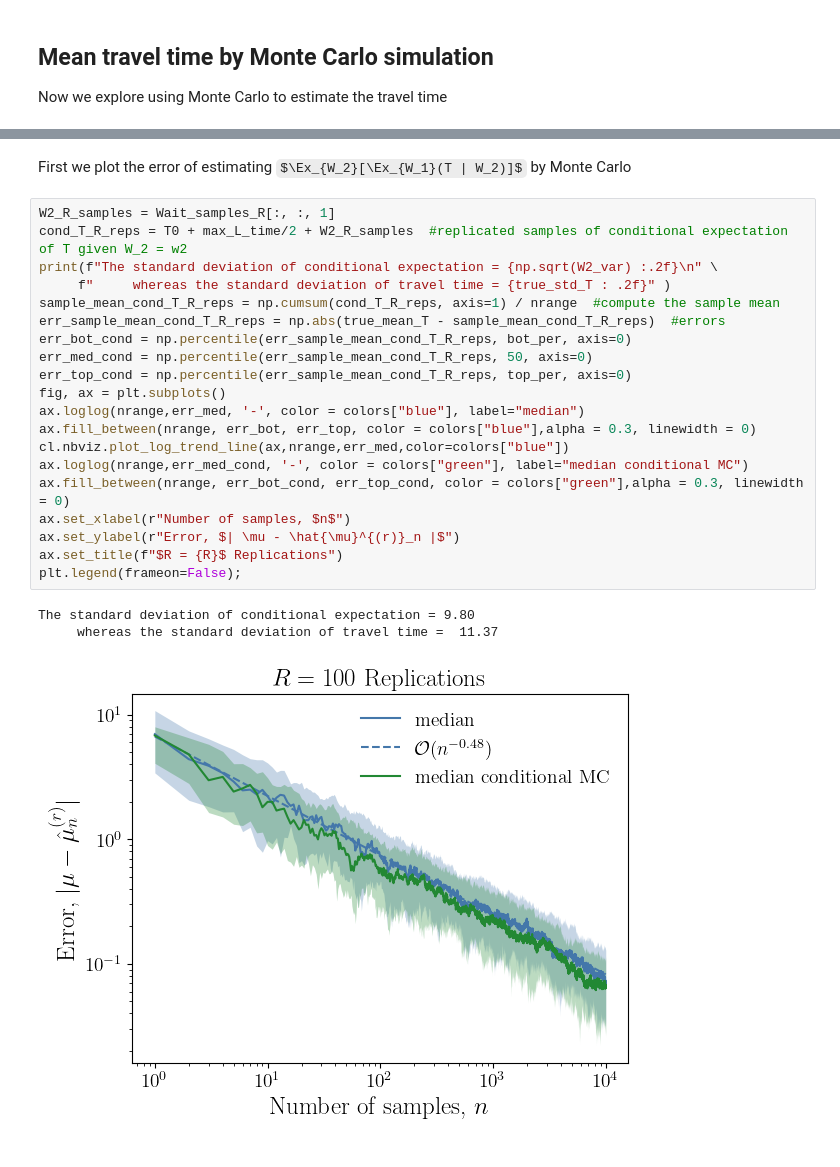
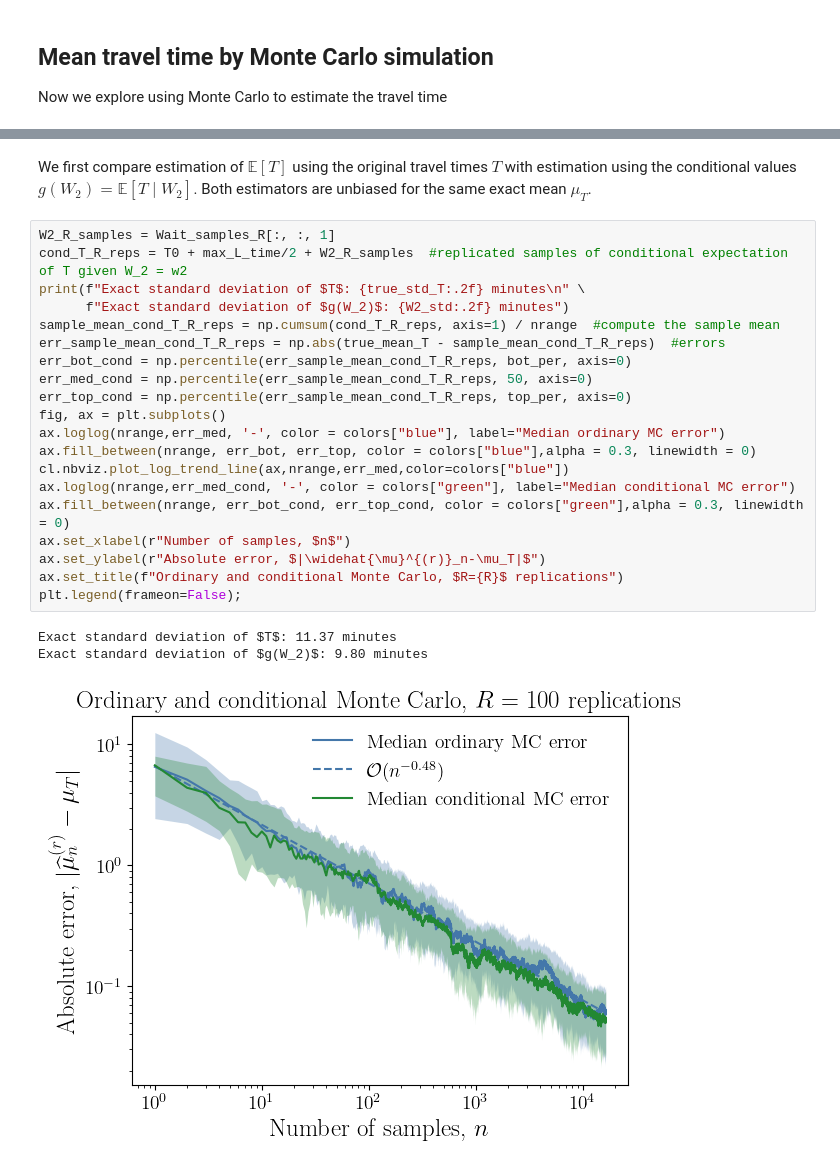
Before and after one commit to fjhickernell/MATH565Fall2026, a Jupyter notebook: notebooks/applications/AreWeThereYet.ipynb, the cells around one changed output, grey strips where cells are left out. Saved outputs shown, nothing was run; the diff lists cells and outputs as text; some formulas as TeX source.

Commit message:
Finalize travel-time Monte Carlo notebook

```diff
--- a/notebooks/applications/AreWeThereYet.ipynb
+++ b/notebooks/applications/AreWeThereYet.ipynb
@@ -323,27 +546,27 @@ T \mid W_{2} \sim \mathcal{U}[47+W_2,47+W_2 + 20] \\
 # %% [markdown]
-First we plot the error of estimating $\Ex_{W_2}[\Ex_{W_1}(T | W_2)]$ by Monte Carlo
+We first compare estimation of $\mathbb{E}[T]$ using the original travel times $T$ with estimation using the conditional values $g(W_2)=\mathbb{E}[T\mid W_2]$. Both estimators are unbiased for the same exact mean $\mu_T$.
 # %%
 W2_R_samples = Wait_samples_R[:, :, 1]
 cond_T_R_reps = T0 + max_L_time/2 + W2_R_samples  #replicated samples of conditional expectation of T given W_2 = w2
-print(f"The standard deviation of conditional expectation = {np.sqrt(W2_var) :.2f}\n" \
-     f"     whereas the standard deviation of travel time = {true_std_T : .2f}" )
+print(f"Exact standard deviation of $T$: {true_std_T:.2f} minutes\n" \
+      f"Exact standard deviation of $g(W_2)$: {W2_std:.2f} minutes")
 sample_mean_cond_T_R_reps = np.cumsum(cond_T_R_reps, axis=1) / nrange  #compute the sample mean
 err_sample_mean_cond_T_R_reps = np.abs(true_mean_T - sample_mean_cond_T_R_reps)  #errors
 err_bot_cond = np.percentile(err_sample_mean_cond_T_R_reps, bot_per, axis=0)
 err_med_cond = np.percentile(err_sample_mean_cond_T_R_reps, 50, axis=0)
 err_top_cond = np.percentile(err_sample_mean_cond_T_R_reps, top_per, axis=0)
 fig, ax = plt.subplots()
-ax.loglog(nrange,err_med, '-', color = colors["blue"], label="median")
+ax.loglog(nrange,err_med, '-', color = colors["blue"], label="Median ordinary MC error")
 ax.fill_between(nrange, err_bot, err_top, color = colors["blue"],alpha = 0.3, linewidth = 0)
 cl.nbviz.plot_log_trend_line(ax,nrange,err_med,color=colors["blue"])
-ax.loglog(nrange,err_med_cond, '-', color = colors["green"], label="median conditional MC")
+ax.loglog(nrange,err_med_cond, '-', color = colors["green"], label="Median conditional MC error")
 ax.fill_between(nrange, err_bot_cond, err_top_cond, color = colors["green"],alpha = 0.3, linewidth = 0)
 ax.set_xlabel(r"Number of samples, $n$")
-ax.set_ylabel(r"Error, $| \mu - \hat{\mu}^{(r)}_n |$")
-ax.set_title(f"$R = {R}$ Replications")
+ax.set_ylabel(r"Absolute error, $|\widehat{\mu}^{(r)}_n-\mu_T|$")
+ax.set_title(f"Ordinary and conditional Monte Carlo, $R={R}$ replications")
 plt.legend(frameon=False);
 # %% [output]
-The standard deviation of conditional expectation = 9.80
-     whereas the standard deviation of travel time =  11.37
+Exact standard deviation of $T$: 11.37 minutes
+Exact standard deviation of $g(W_2)$: 9.80 minutes
-[figure, old version]
+[figure, new version]
 # %% [markdown]
```
Also changed, not shown: parts of 57 cells of this notebook, 5 other files.
